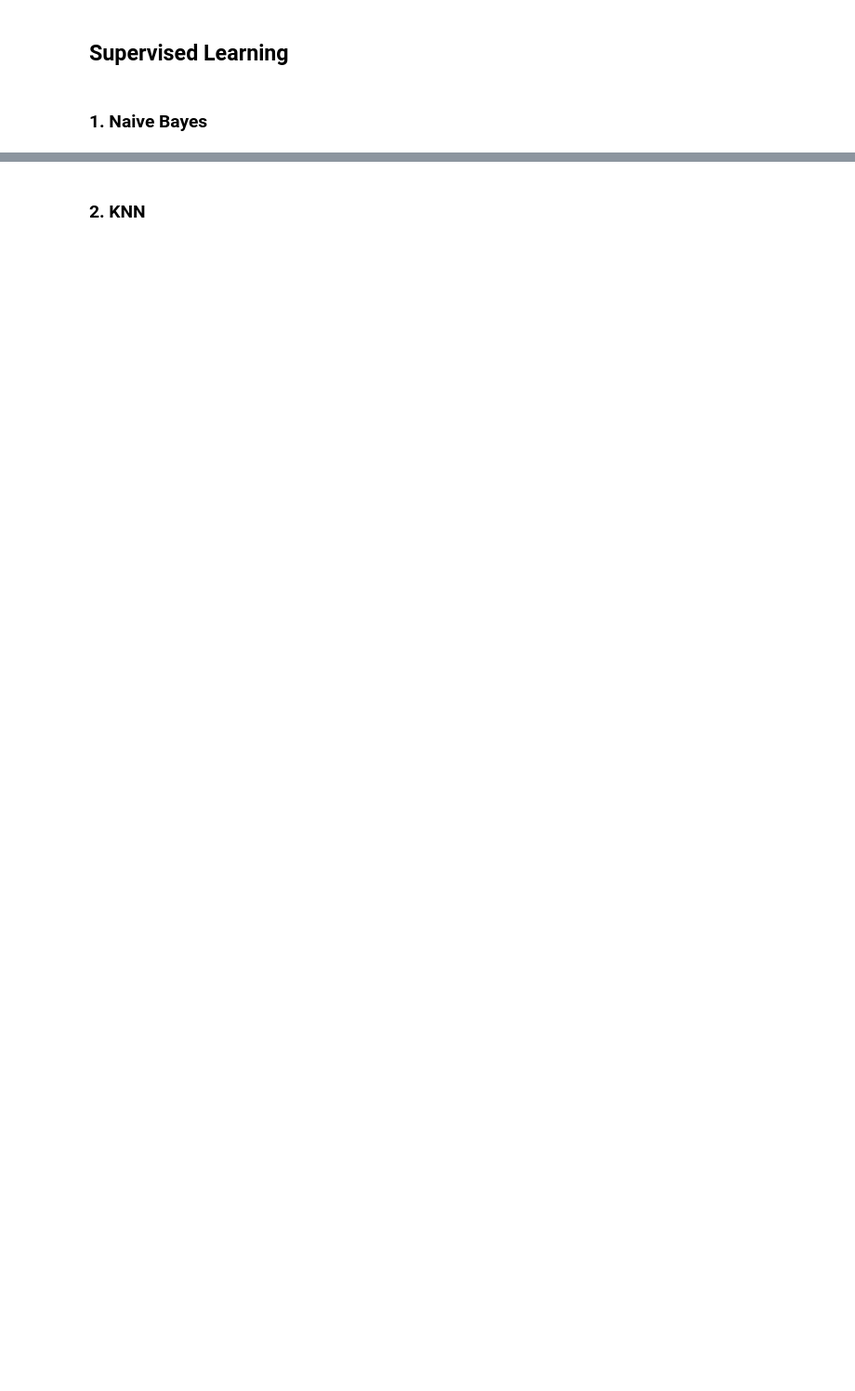
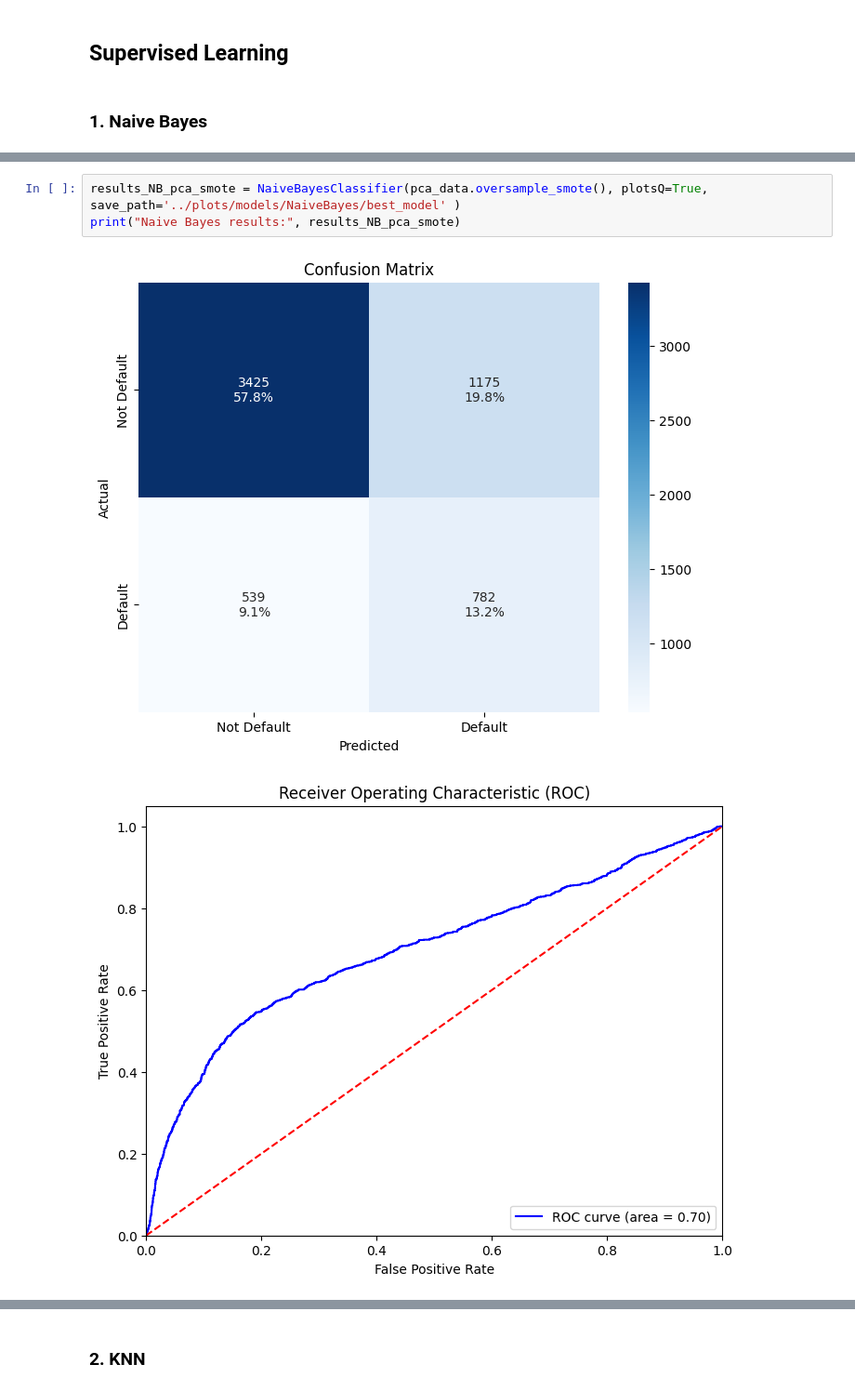
Before and after one commit to Roque97/DS-Project---Predicting-Default-of-Credit-Card-Clients-Taiwan-2005, a Jupyter notebook: notebooks/modeling.ipynb, the cells around one changed output, grey strips where cells are left out. Shown at 93% size. Saved outputs shown, nothing was run; the diff lists cells and outputs as text; blank space fills up the shorter version.

```diff
--- a/notebooks/modeling.ipynb
+++ b/notebooks/modeling.ipynb
@@ -48,0 +93,6 @@ results = NaiveBayesClassifier(pca_data, plotsQ=True)
+# %%
+results_NB_pca_smote = NaiveBayesClassifier(pca_data.oversample_smote(), plotsQ=True, save_path='../plots/models/NaiveBayes/best_model' )
+print("Naive Bayes results:", results_NB_pca_smote)
+# %% [output]
+[figure, added]
+[figure, added]
```
Also changed, not shown: parts of 12 cells of this notebook, 24 other files.
